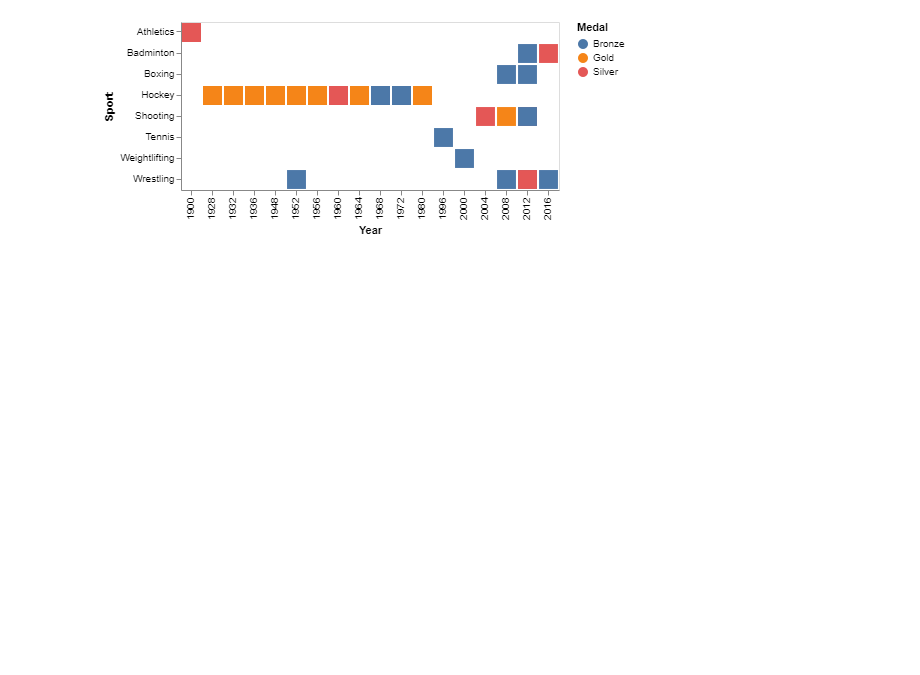
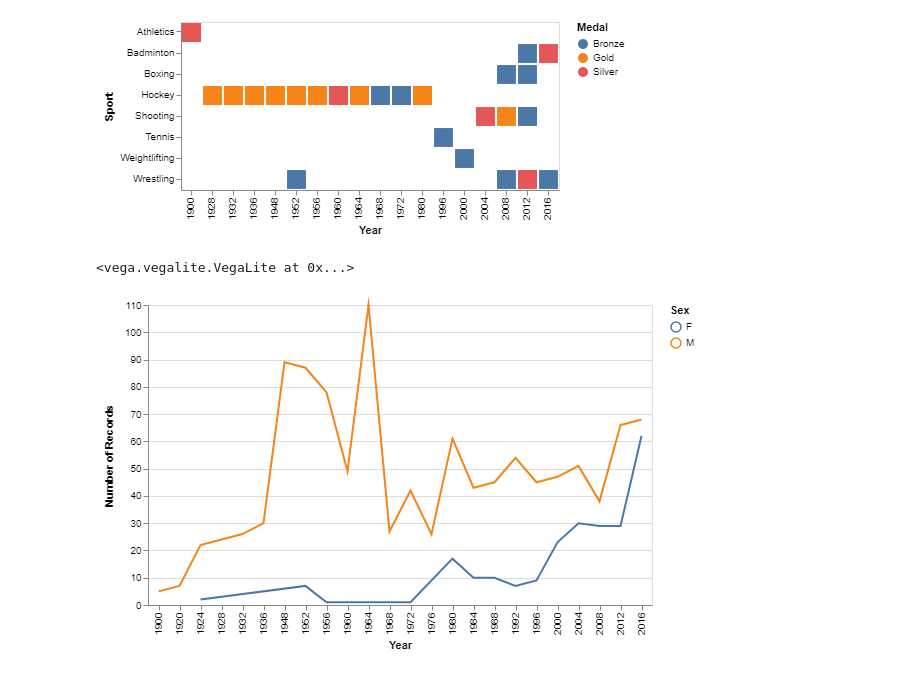
Before and after one commit to sarthakbatragatech/OlympicViz, a Jupyter notebook: OlympicViz.ipynb, the cells around one changed output. Cells and saved outputs as stored; diff of their text form; code cells hidden in the pictures; blank space fills up the shorter version.

```diff
--- a/OlympicViz.ipynb
+++ b/OlympicViz.ipynb
@@ -143,3 +143,12 @@ alt.Chart(india_summer_medal).mark_rect().encode(
 # %% [output]
 <vega.vegalite.VegaLite at 0x...>
 [figure]
+# %%
+alt.Chart(india_summer_df).mark_line().encode(
+    x='Year:O',
+    y='count(Sex):Q',
+    color='Sex:N'
+)
+# %% [output]
+<vega.vegalite.VegaLite at 0x...>
+[figure, added]
```
Also changed, not shown: parts of 3 cells of this notebook.
